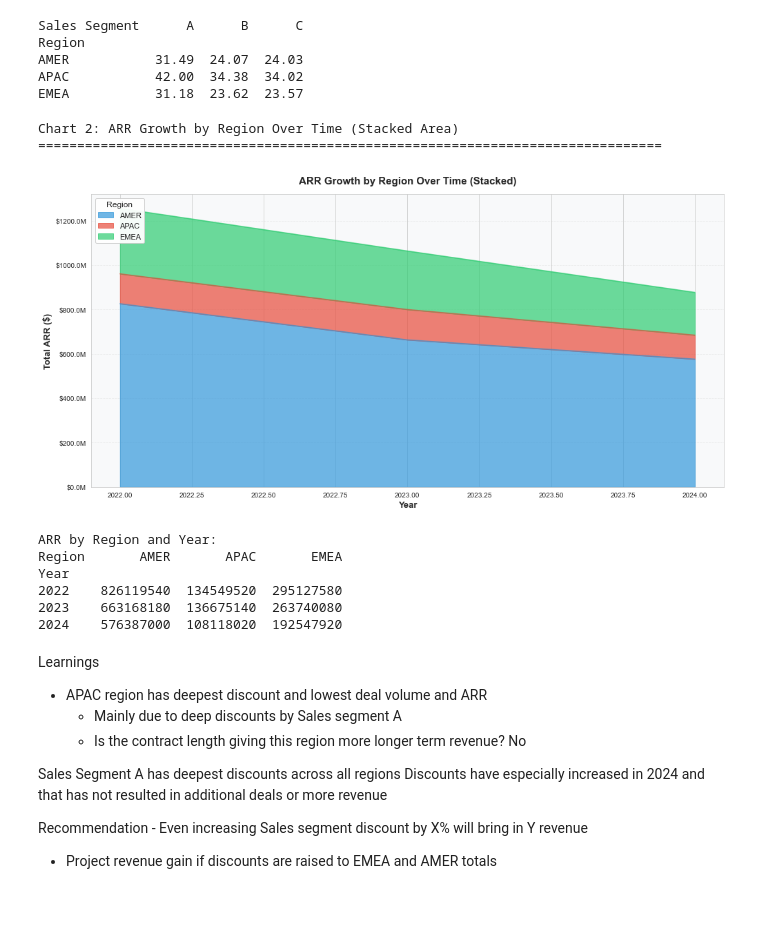
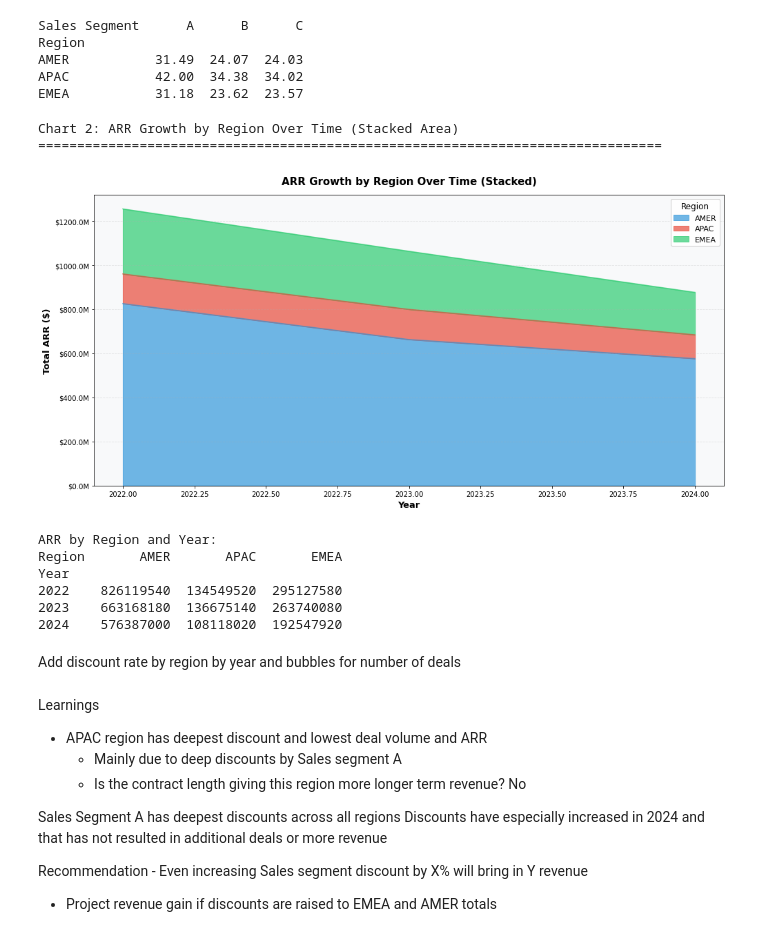
Before and after one commit to juileebhosale/Pricing_Discount_Strategy, a Jupyter notebook: Solution_notebook.ipynb, the cells around one changed output. Cells and saved outputs as stored; diff of their text form; code cells hidden in the pictures; blank space fills up the shorter version.

```diff
--- a/Solution_notebook.ipynb
+++ b/Solution_notebook.ipynb
@@ -639,39 +757,41 @@ EMEA           31.18  23.62  23.57
 # %%
 # 2. AREA CHART: ARR Growth by Region Over Time
 print("\nChart 2: ARR Growth by Region Over Time (Stacked Area)")
 print("="*80)
 
 # Calculate ARR by region and year
 region_year_arr = data.groupby(['Year', 'Region'])['ARR'].sum().unstack(fill_value=0)
 
 # Create stacked area chart
 fig, ax = plt.subplots(figsize=(14, 7))
 region_year_arr.plot(kind='area', stacked=True, ax=ax,
                      color=['#3498db', '#e74c3c', '#2ecc71'], alpha=0.7)
 
 ax.set_xlabel('Year', fontsize=13, fontweight='bold')
 ax.set_ylabel('Total ARR ($)', fontsize=13, fontweight='bold')
 ax.set_title('ARR Growth by Region Over Time (Stacked)', fontsize=15, fontweight='bold', pad=15)
 ax.yaxis.set_major_formatter(plt.FuncFormatter(lambda x, p: f'${x/1e6:.1f}M'))
-ax.legend(title='Region', fontsize=11, title_fontsize=12, loc='upper left', framealpha=0.95)
+ax.legend(title='Region', fontsize=11, title_fontsize=12, loc='upper right', framealpha=0.95)
 ax.grid(True, alpha=0.3, linestyle='--', axis='y')
 ax.set_facecolor('#f8f9fa')
 fig.patch.set_facecolor('white')
 plt.tight_layout()
 plt.show()
 
 print("\nARR by Region and Year:")
 print(region_year_arr)
 # %% [output]
 Chart 2: ARR Growth by Region Over Time (Stacked Area)
 ================================================================================
-[figure, old version]
+[figure, new version]
 ARR by Region and Year:
 Region       AMER       APAC       EMEA
 Year
 2022    826119540  134549520  295127580
 2023    663168180  136675140  263740080
 2024    576387000  108118020  192547920
+# %% [markdown]
+Add discount rate by region by year and bubbles for number of deals
 # %% [markdown]
 Learnings
 - APAC region has deepest discount and lowest deal volume and ARR
```
Also changed, not shown: parts of 9 cells of this notebook.
